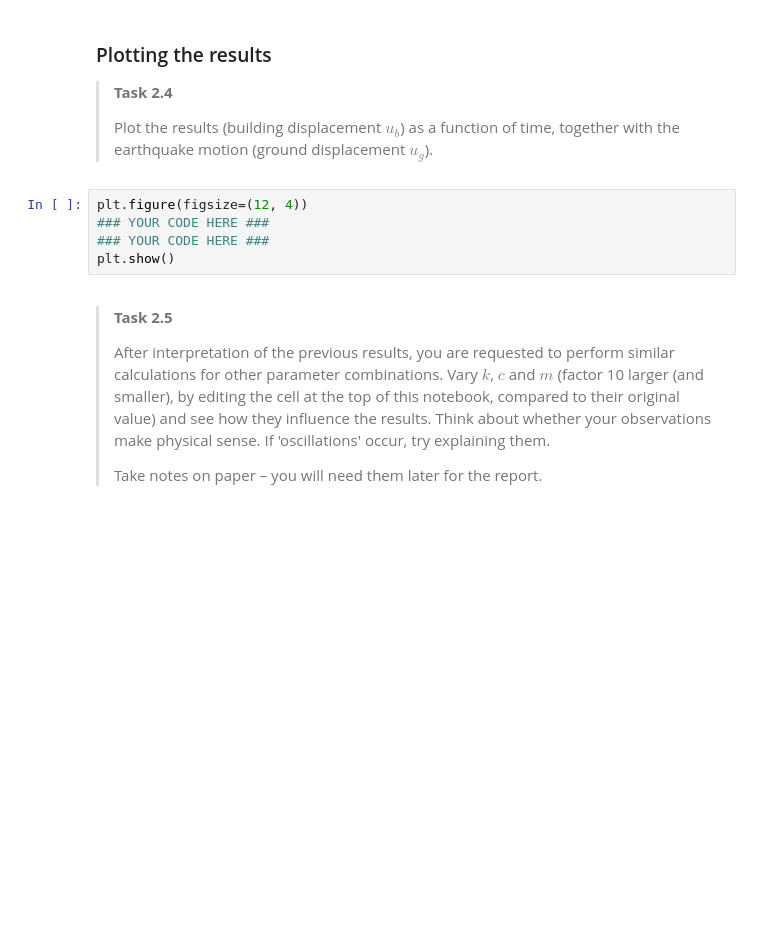
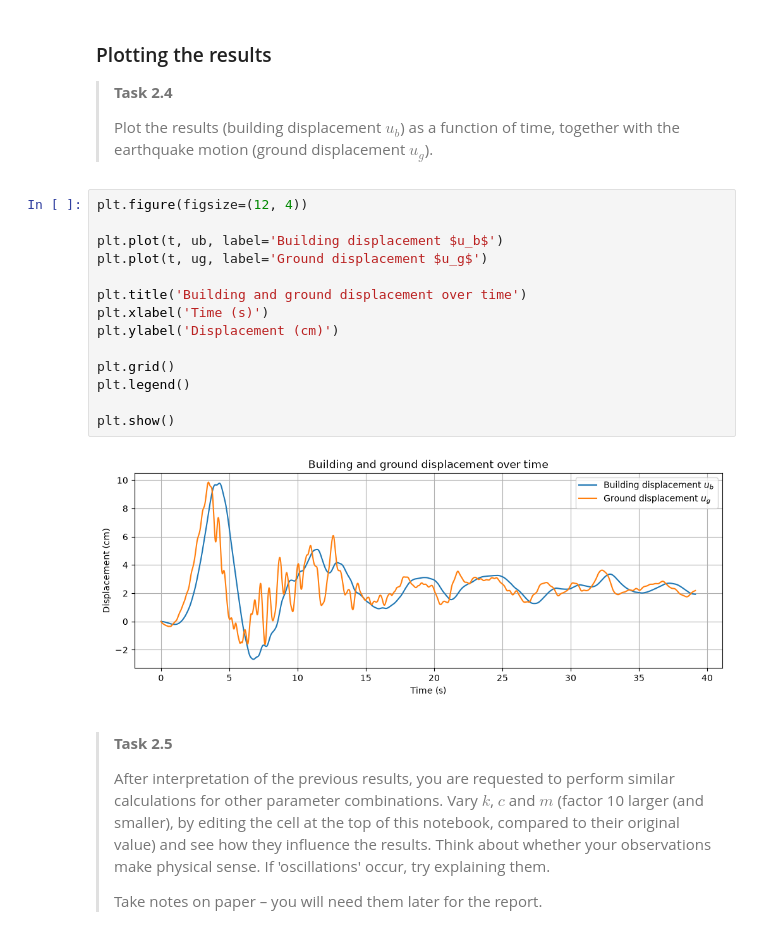
Before and after one commit to NickZhou21/GA1.2, a Jupyter notebook: all_files_GA_1_2/1Ddynamics.ipynb, the cells around one changed output. Cells and saved outputs as stored; diff of their text form; blank space fills up the shorter version.

```diff
--- a/all_files_GA_1_2/1Ddynamics.ipynb
+++ b/all_files_GA_1_2/1Ddynamics.ipynb
@@ -359,11 +349,22 @@ print("All tests passed!")
 >
 ></p>
 ></div>
-# %%
-plt.figure(figsize=(12, 4))
-### YOUR CODE HERE ###
-### YOUR CODE HERE ###
-plt.show()
+# %%
+plt.figure(figsize=(12, 4))
+
+plt.plot(t, ub, label='Building displacement $u_b$')
+plt.plot(t, ug, label='Ground displacement $u_g$')
+
+plt.title('Building and ground displacement over time')
+plt.xlabel('Time (s)')
+plt.ylabel('Displacement (cm)')
+
+plt.grid()
+plt.legend()
+
+plt.show()
+# %% [output]
+[figure, added]
 # %% [markdown]
 ><p>
 >
```
Also changed, not shown: parts of 2 cells of this notebook.
